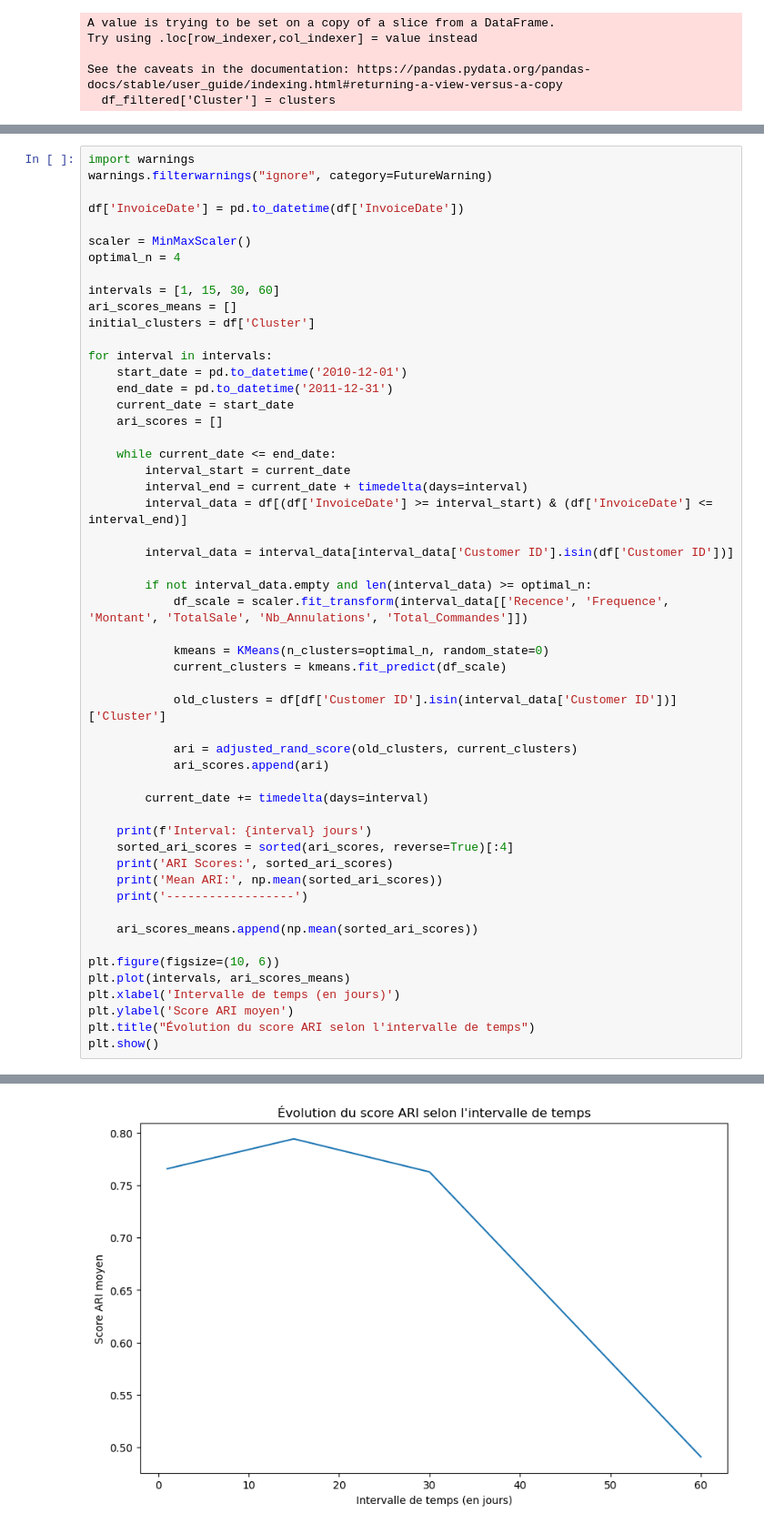
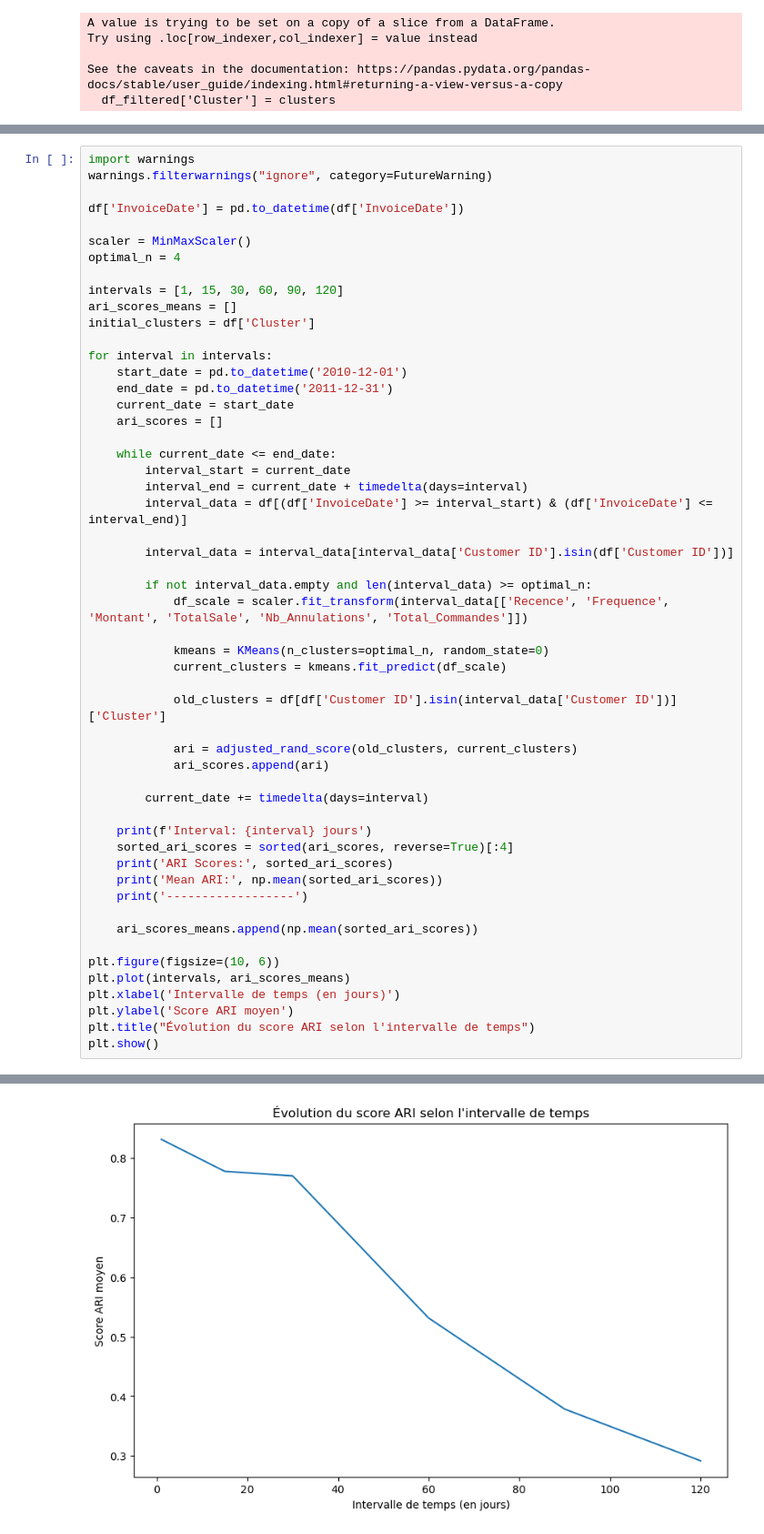
Before and after one commit to neevaiti/segmentation_client_simplon, a Jupyter notebook: seg_clients.ipynb, the cells around one changed output, grey strips where cells are left out. Shown at 91% size. Cells and saved outputs as stored; diff of their text form.

```diff
--- a/seg_clients.ipynb
+++ b/seg_clients.ipynb
@@ -162,7 +237,7 @@ df['InvoiceDate'] = pd.to_datetime(df['InvoiceDate'])
 scaler = MinMaxScaler()
 optimal_n = 4
 
-intervals = [1, 15, 30, 60]
+intervals = [1, 15, 30, 60, 90, 120]
 ari_scores_means = []
 initial_clusters = df['Cluster']
 
@@ -225,2 +301,2 @@ Mean ARI: 0.49096129444635195
 ------------------
-[figure, old version]
+[figure, new version]
```
Also changed, not shown: parts of 8 cells of this notebook, 3 other files.
